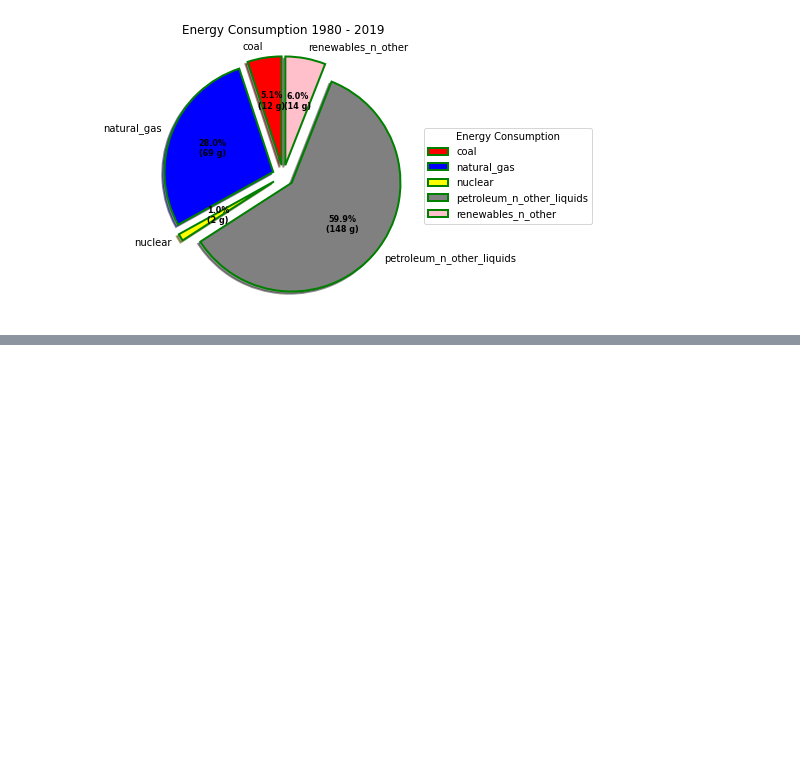
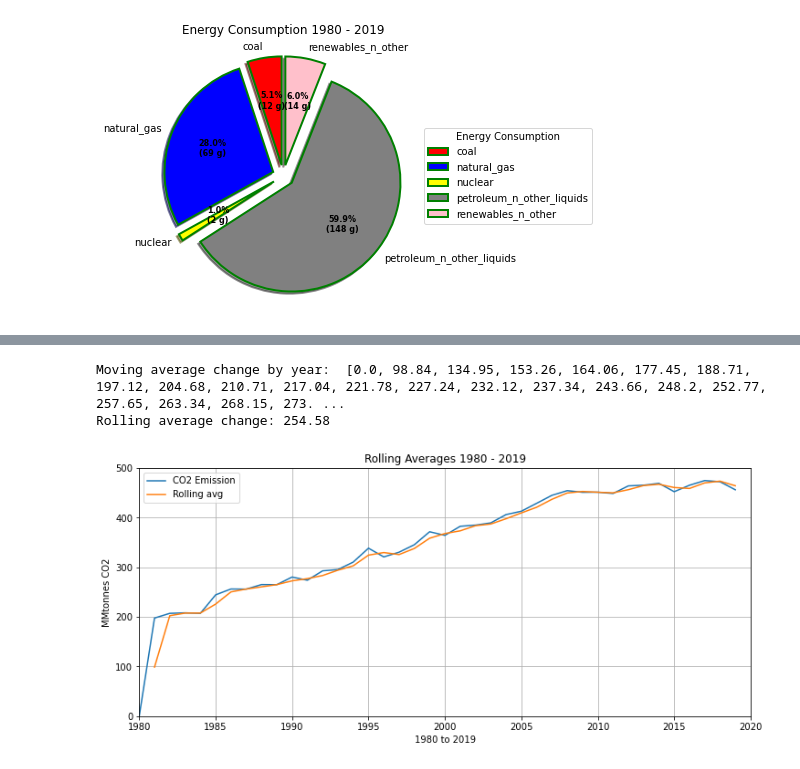
Before and after one commit to IsaacIV/EnergyConsumption, a Jupyter notebook: Mexicos_energy_consumption.ipynb, the cells around one changed output, grey strips where cells are left out. Drawn from its saved outputs; the diff is of its cells as text; code cells hidden in the pictures; blank space fills up the shorter version.

```diff
--- a/Mexicos_energy_consumption.ipynb
+++ b/Mexicos_energy_consumption.ipynb
@@ -310,0 +267,3 @@ plt.show()
+# %%
+all_energy_df = mexico_df[mexico_df.Energy_type == 'all_energy_types']
+all_energy_df.fillna(0, axis = 0, inplace = True)
@@ -310,0 +326,36 @@ plt.show()
+# %%
+plt.figure( figsize = ( 12, 5))
+
+sns.lineplot( x = 'Year',
+             y = 'CO2_emission',
+             data = all_energy_df,
+             label = 'CO2 Emission')
+
+sns.lineplot( x = 'Year',
+             y = 'Change_CO2',
+             data = all_energy_df,
+             label = 'Rolling avg')
+
+moving_averages = []
+i = 1
+cum_sum = np.cumsum(list(all_energy_df.CO2_emission));
+
+while i <= 40:
+    window_average = round(cum_sum[i-1] / i, 2)
+    moving_averages.append(window_average)
+    i += 1
+
+print('Moving average change by year: ',moving_averages)
+print('Rolling average change:',round(sum(moving_averages)/len(moving_averages), 2))
+plt.title('Rolling Averages 1980 - 2019')
+plt.xlabel('1980 to 2019')
+plt.ylabel('MMtonnes CO2')
+plt.xlim(1980, 2020)
+plt.ylim(0, 500)
+plt.grid(True)
+
+plt.show()
+# %% [output]
+Moving average change by year:  [0.0, 98.84, 134.95, 153.26, 164.06, 177.45, 188.71, 197.12, 204.68, 210.71, 217.04, 221.78, 227.24, 232.12, 237.34, 243.66, 248.2, 252.77, 257.65, 263.34, 268.15, 273. ...
+Rolling average change: 254.58
+[figure, added]
```
Also changed, not shown: parts of 61 cells of this notebook.
